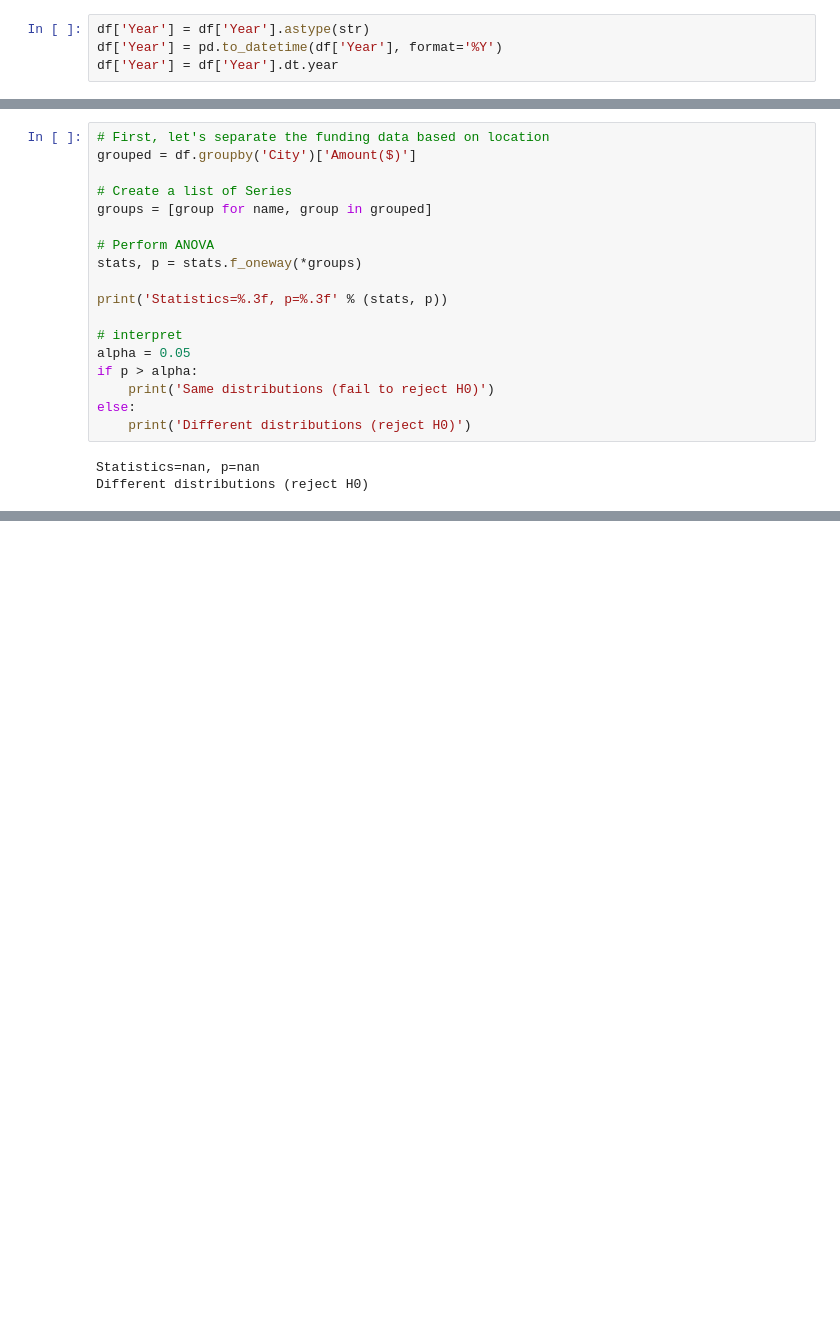
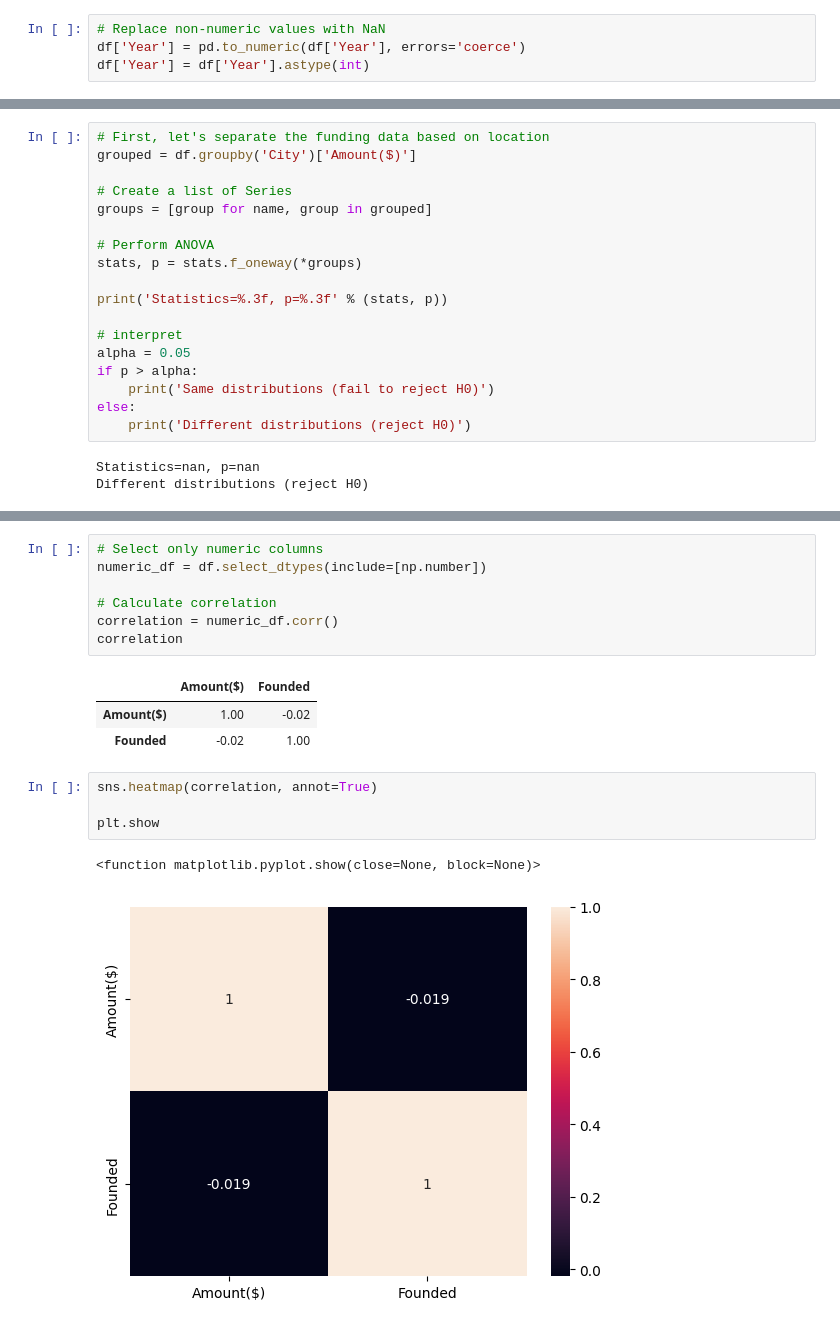
Before and after one commit to MoIdris/A-Data-Analytics-Project, a Jupyter notebook: Indian_Start-up.ipynb, the cells around one changed output, grey strips where cells are left out. Saved outputs shown, nothing was run; the diff lists cells and outputs as text; blank space fills up the shorter version.

```diff
--- a/Indian_Start-up.ipynb
+++ b/Indian_Start-up.ipynb
@@ -935,10 +936,10 @@ Index(['Company_Brand', 'Sector', 'Stage', 'Amount($)', 'HeadQuarter',
 df['Year'].unique()
 # %% [output]
 array([2018, 2019, 2020, 2021], dtype=int64)
-# %%
-df['Year'] = df['Year'].astype(str)
-df['Year'] = pd.to_datetime(df['Year'], format='%Y')
-df['Year'] = df['Year'].dt.year
+# %%
+# Replace non-numeric values with NaN
+df['Year'] = pd.to_numeric(df['Year'], errors='coerce')
+df['Year'] = df['Year'].astype(int)
 # %% [markdown]
 # Clean Founded column
 # %%
@@ -1039,0 +1127,18 @@ Different distributions (reject H0)
+# %%
+# Select only numeric columns
+numeric_df = df.select_dtypes(include=[np.number])
+
+# Calculate correlation
+correlation = numeric_df.corr()
+correlation
+# %% [output]
+|  | Amount($) | Founded |
+| Amount($) | 1.00 | -0.02 |
+| Founded | -0.02 | 1.00 |
+# %%
+sns.heatmap(correlation, annot=True)
+
+plt.show
+# %% [output]
+<function matplotlib.pyplot.show(close=None, block=None)>
+[figure, added]
```
Also changed, not shown: parts of 10 cells of this notebook.
